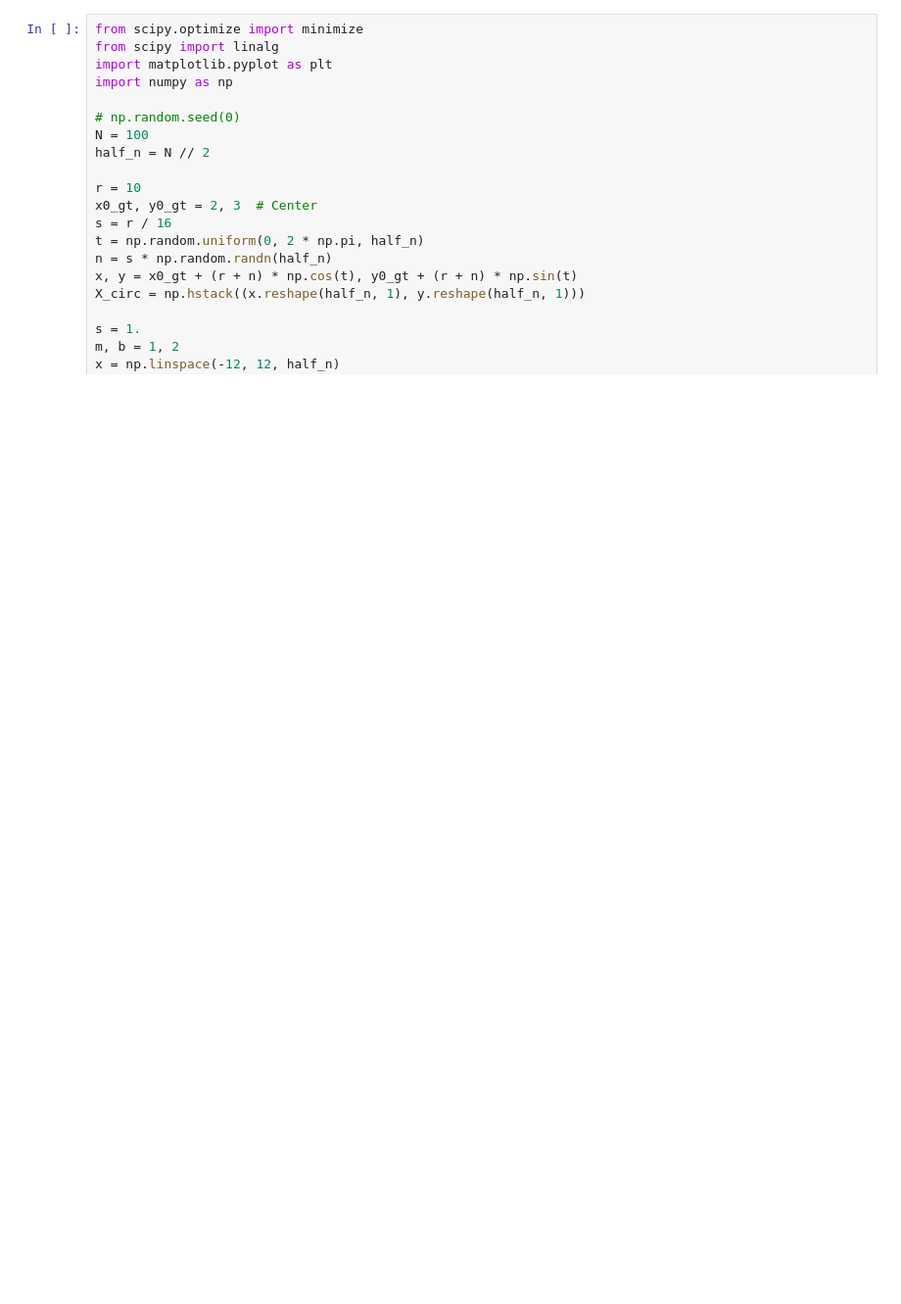
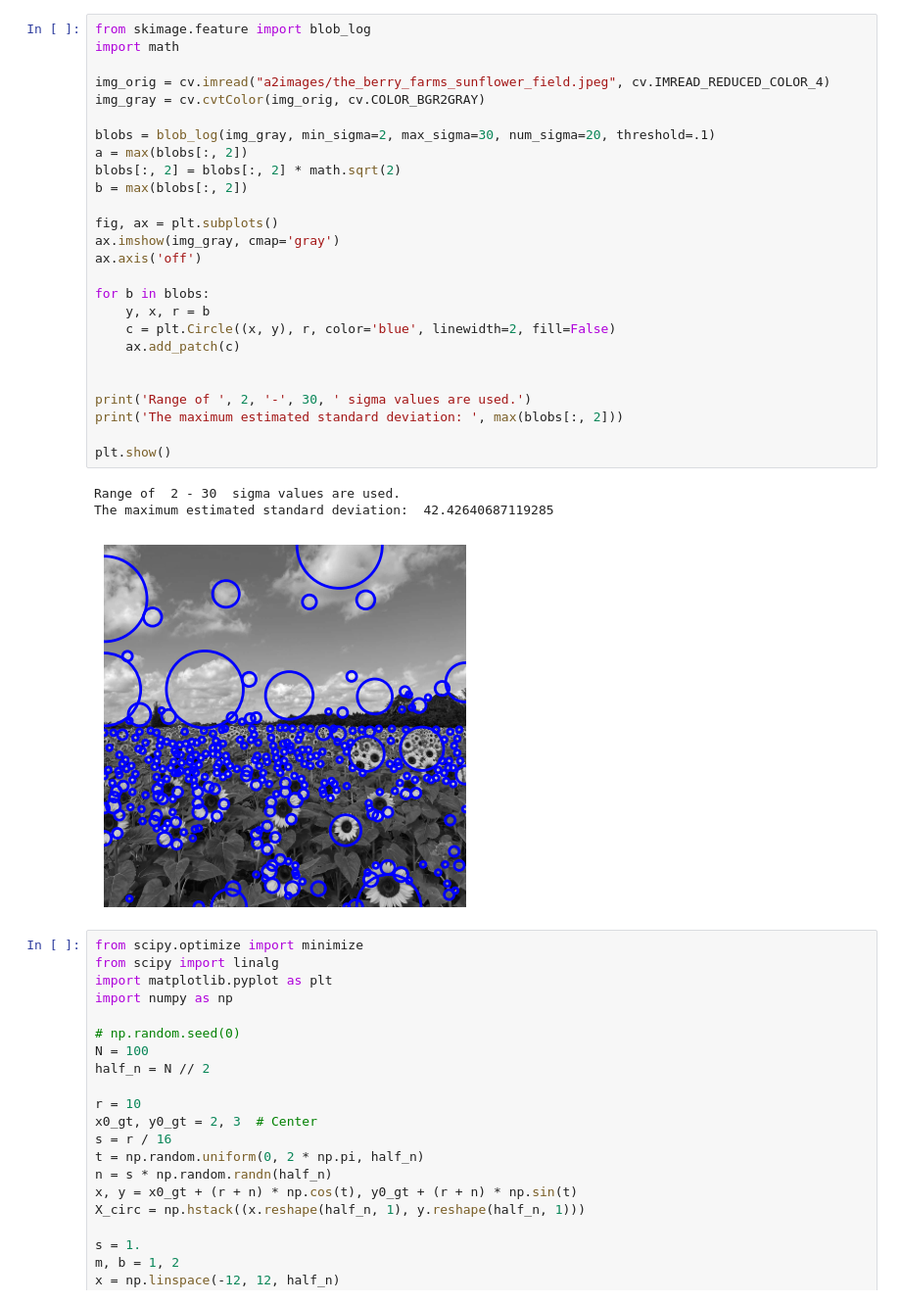
Before and after one commit to AvindaShamal/EN3160_Assignments, a Jupyter notebook: Assignment2/210599E_Assignment2.ipynb, the cells around one changed output. Shown at 98% size. Drawn from its saved outputs; the diff is of its cells as text; blank space fills up the shorter version.

```diff
--- a/Assignment2/210599E_Assignment2.ipynb
+++ b/Assignment2/210599E_Assignment2.ipynb
@@ -64,3 +15,33 @@ Sigma range used: [2, 20]
+# %%
+from skimage.feature import blob_log
+import math
+
+img_orig = cv.imread("a2images/the_berry_farms_sunflower_field.jpeg", cv.IMREAD_REDUCED_COLOR_4)
+img_gray = cv.cvtColor(img_orig, cv.COLOR_BGR2GRAY)
+
+blobs = blob_log(img_gray, min_sigma=2, max_sigma=30, num_sigma=20, threshold=.1)
+a = max(blobs[:, 2])
+blobs[:, 2] = blobs[:, 2] * math.sqrt(2)
+b = max(blobs[:, 2])
+
+fig, ax = plt.subplots()
+ax.imshow(img_gray, cmap='gray')
+ax.axis('off')
+
+for b in blobs:
+    y, x, r = b
+    c = plt.Circle((x, y), r, color='blue', linewidth=2, fill=False)
+    ax.add_patch(c)
+
+
+print('Range of ', 2, '-', 30, ' sigma values are used.')
+print('The maximum estimated standard deviation: ', max(blobs[:, 2]))
+
+plt.show()
+# %% [output]
+Range of  2 - 30  sigma values are used.
+The maximum estimated standard deviation:  42.42640687119285
+[figure, added]
 # %%
 from scipy.optimize import minimize
 from scipy import linalg
```
Also changed, not shown: parts of 6 cells of this notebook.
